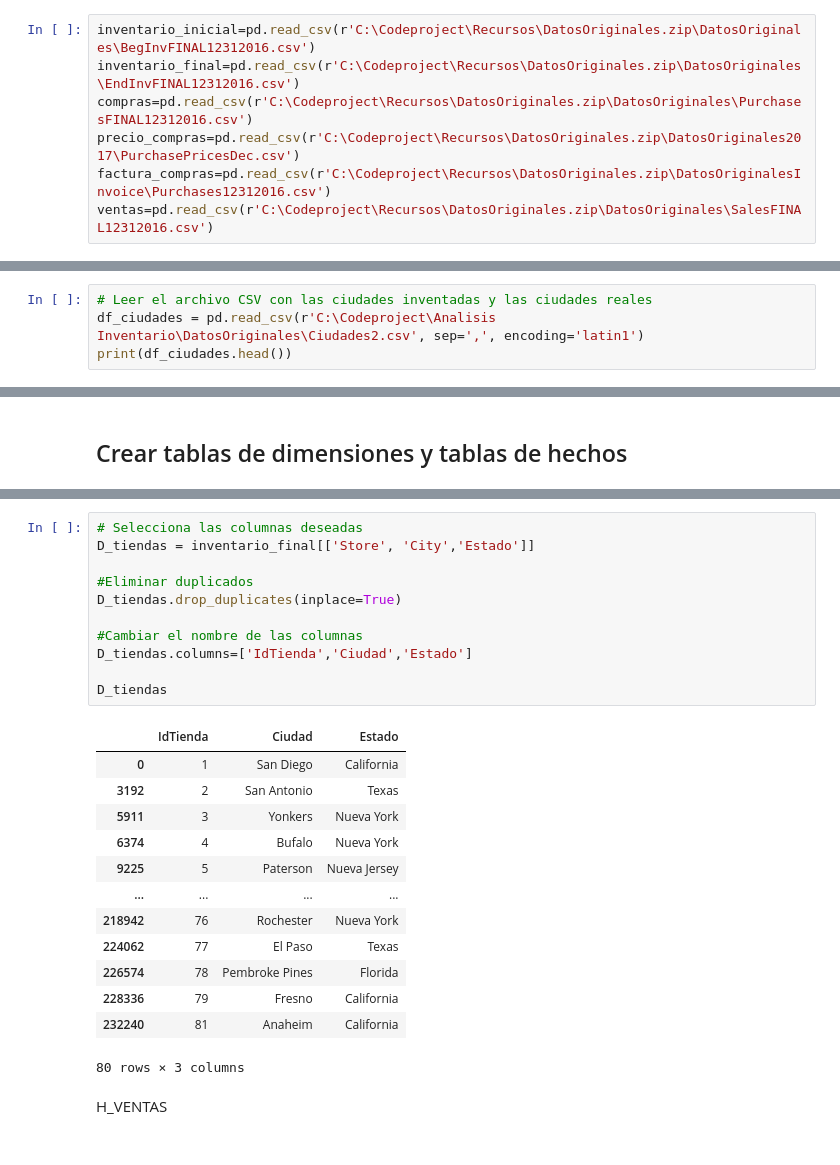
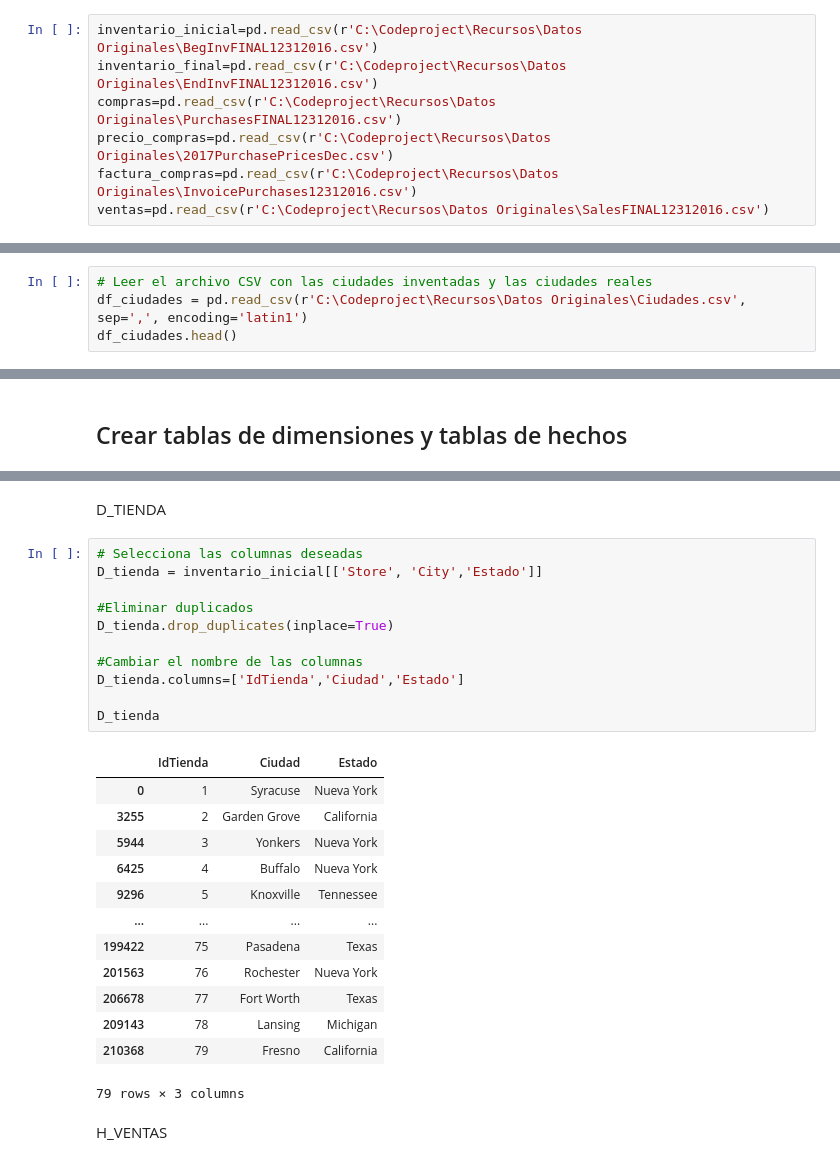
Before and after one commit to isabelunamuno/TFM, a Jupyter notebook: Visual Studio Code/Procesamiento1.ipynb, the cells around one changed output, grey strips where cells are left out. Drawn from its saved outputs; the diff is of its cells as text.

```diff
--- a/Visual Studio Code/Procesamiento1.ipynb
+++ b/Visual Studio Code/Procesamiento1.ipynb
@@ -16,9 +16,9 @@ from matplotlib.dates import DateFormatter
 # %% [markdown]
 Cargar el conjunto de datos
 # %%
-inventario_inicial=pd.read_csv(r'C:\Codeproject\Recursos\DatosOriginales.zip\DatosOriginales\BegInvFINAL12312016.csv')
-inventario_final=pd.read_csv(r'C:\Codeproject\Recursos\DatosOriginales.zip\DatosOriginales\EndInvFINAL12312016.csv')
-compras=pd.read_csv(r'C:\Codeproject\Recursos\DatosOriginales.zip\DatosOriginales\PurchasesFINAL12312016.csv')
-precio_compras=pd.read_csv(r'C:\Codeproject\Recursos\DatosOriginales.zip\DatosOriginales2017\PurchasePricesDec.csv')
-factura_compras=pd.read_csv(r'C:\Codeproject\Recursos\DatosOriginales.zip\DatosOriginalesInvoice\Purchases12312016.csv')
-ventas=pd.read_csv(r'C:\Codeproject\Recursos\DatosOriginales.zip\DatosOriginales\SalesFINAL12312016.csv')
+inventario_inicial=pd.read_csv(r'C:\Codeproject\Recursos\Datos Originales\BegInvFINAL12312016.csv')
+inventario_final=pd.read_csv(r'C:\Codeproject\Recursos\Datos Originales\EndInvFINAL12312016.csv')
+compras=pd.read_csv(r'C:\Codeproject\Recursos\Datos Originales\PurchasesFINAL12312016.csv')
+precio_compras=pd.read_csv(r'C:\Codeproject\Recursos\Datos Originales\2017PurchasePricesDec.csv')
+factura_compras=pd.read_csv(r'C:\Codeproject\Recursos\Datos Originales\InvoicePurchases12312016.csv')
+ventas=pd.read_csv(r'C:\Codeproject\Recursos\Datos Originales\SalesFINAL12312016.csv')
@@ -449,6 +448,6 @@ city_counts_df.to_excel('city_counts_end.xlsx', index=False)
 Se han pasado ambos excels y se han juntado todas las ciudades (las que se encuentran en las dos tablas) en una columna llamada "Invented_city"
 # %%
 # Leer el archivo CSV con las ciudades inventadas y las ciudades reales
-df_ciudades = pd.read_csv(r'C:\Codeproject\Analisis Inventario\DatosOriginales\Ciudades2.csv', sep=',', encoding='latin1')
-print(df_ciudades.head())
+df_ciudades = pd.read_csv(r'C:\Codeproject\Recursos\Datos Originales\Ciudades.csv', sep=',', encoding='latin1')
+df_ciudades.head()
 # %% [output]
@@ -634,28 +664,30 @@ D_TIENDAS
+# %% [markdown]
+D_TIENDA
 # %%
 # Selecciona las columnas deseadas
-D_tiendas = inventario_final[['Store', 'City','Estado']]
+D_tienda = inventario_inicial[['Store', 'City','Estado']]
 
 #Eliminar duplicados
-D_tiendas.drop_duplicates(inplace=True)
+D_tienda.drop_duplicates(inplace=True)
 
 #Cambiar el nombre de las columnas
-D_tiendas.columns=['IdTienda','Ciudad','Estado']
+D_tienda.columns=['IdTienda','Ciudad','Estado']
 
-D_tiendas
+D_tienda
 # %% [output]
 |  | IdTienda | Ciudad | Estado |
-| 0 | 1 | San Diego | California |
-| 3192 | 2 | San Antonio | Texas |
-| 5911 | 3 | Yonkers | Nueva York |
-| 6374 | 4 | Bufalo | Nueva York |
-| 9225 | 5 | Paterson | Nueva Jersey |
+| 0 | 1 | Syracuse | Nueva York |
+| 3255 | 2 | Garden Grove | California |
+| 5944 | 3 | Yonkers | Nueva York |
+| 6425 | 4 | Buffalo | Nueva York |
+| 9296 | 5 | Knoxville | Tennessee |
 | ... | ... | ... | ... |
-| 218942 | 76 | Rochester | Nueva York |
-| 224062 | 77 | El Paso | Texas |
-| 226574 | 78 | Pembroke Pines | Florida |
-| 228336 | 79 | Fresno | California |
-| 232240 | 81 | Anaheim | California |
+| 199422 | 75 | Pasadena | Texas |
+| 201563 | 76 | Rochester | Nueva York |
+| 206678 | 77 | Fort Worth | Texas |
+| 209143 | 78 | Lansing | Michigan |
+| 210368 | 79 | Fresno | California |
-80 rows × 3 columns
+79 rows × 3 columns
 # %% [markdown]
 H_VENTAS
 # %%
```
Also changed, not shown: parts of 55 cells of this notebook.
